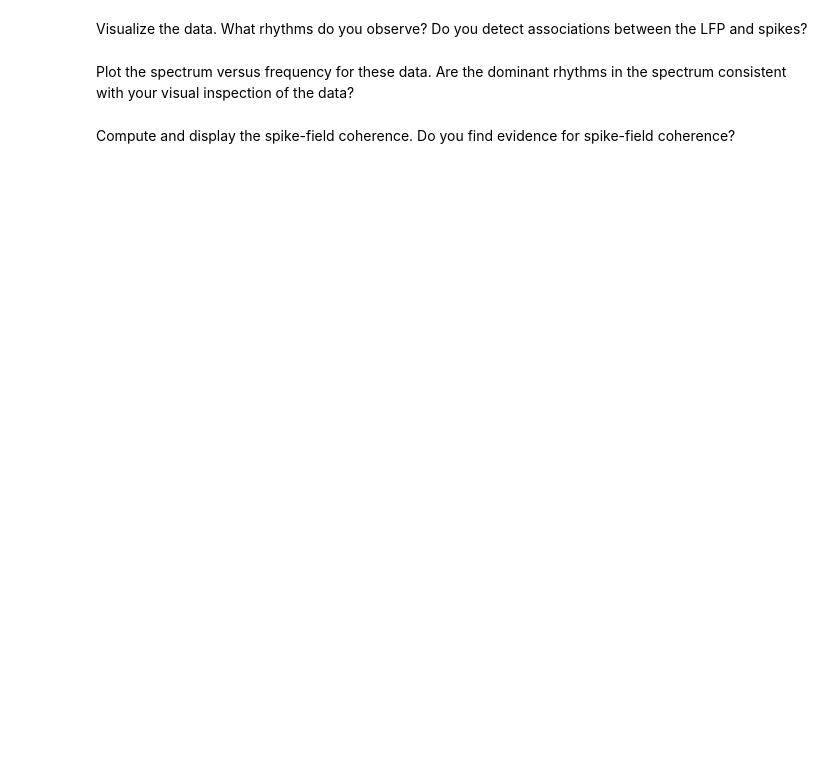
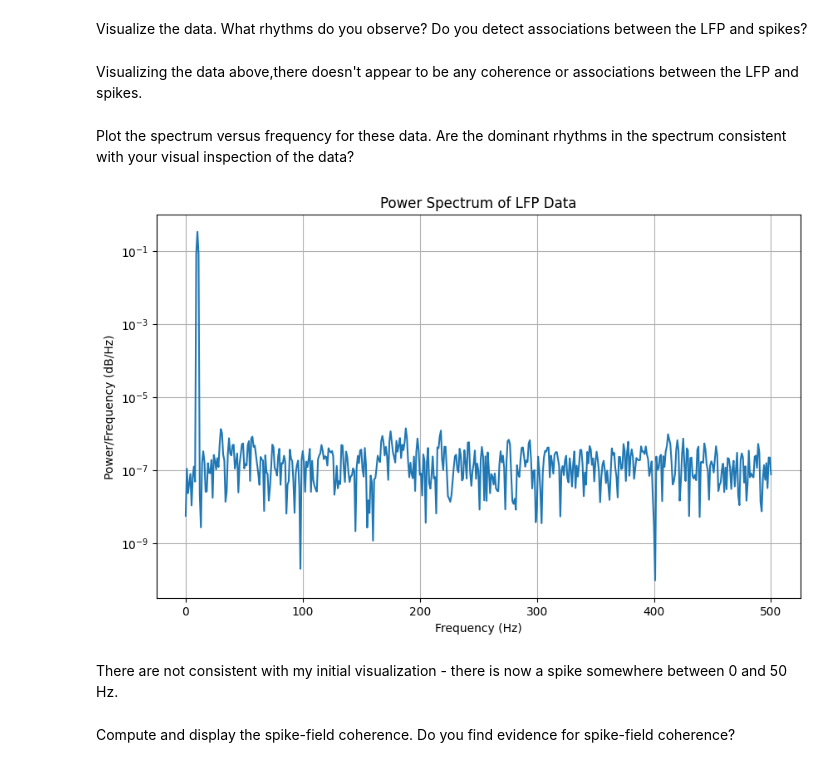
Before and after one commit to witchofizalith/MA665_HW, a Jupyter notebook: topic_8_coherence/hw8_coherence.ipynb, the cells around one changed output. Cells and saved outputs as stored; diff of their text form; code cells hidden in the pictures; blank space fills up the shorter version.

```diff
--- a/topic_8_coherence/hw8_coherence.ipynb
+++ b/topic_8_coherence/hw8_coherence.ipynb
@@ -230,7 +284,24 @@ for trial in range(num_trials):
 # %% [markdown]
 Visualize the data. What rhythms do you observe? Do you detect associations between the LFP and spikes?
+# %% [markdown]
+Visualizing the data above,there doesn't appear to be any coherence or associations between the LFP and spikes.
 # %% [markdown]
 Plot the spectrum versus frequency for these data. Are the dominant rhythms in the spectrum consistent with your visual inspection of the data?
+# %%
+frequencies_lfp, psd_lfp = welch(field_data3.mean(axis=0), fs=1.0 / dt3, nperseg=1024)
+
+# Plot the power spectrum of LFP data
+plt.figure(figsize=(10, 6))
+plt.semilogy(frequencies_lfp, psd_lfp)
+plt.title('Power Spectrum of LFP Data')
+plt.xlabel('Frequency (Hz)')
+plt.ylabel('Power/Frequency (dB/Hz)')
+plt.grid(True)
+plt.show()
+# %% [output]
+[figure, added]
+# %% [markdown]
+There are not consistent with my initial visualization - there is now a spike somewhere between 0 and 50 Hz.
 # %% [markdown]
 Compute and display the spike-field coherence. Do you find evidence for spike-field coherence?
 # %%
```
Also changed, not shown: parts of 7 cells of this notebook, 2 other files.
